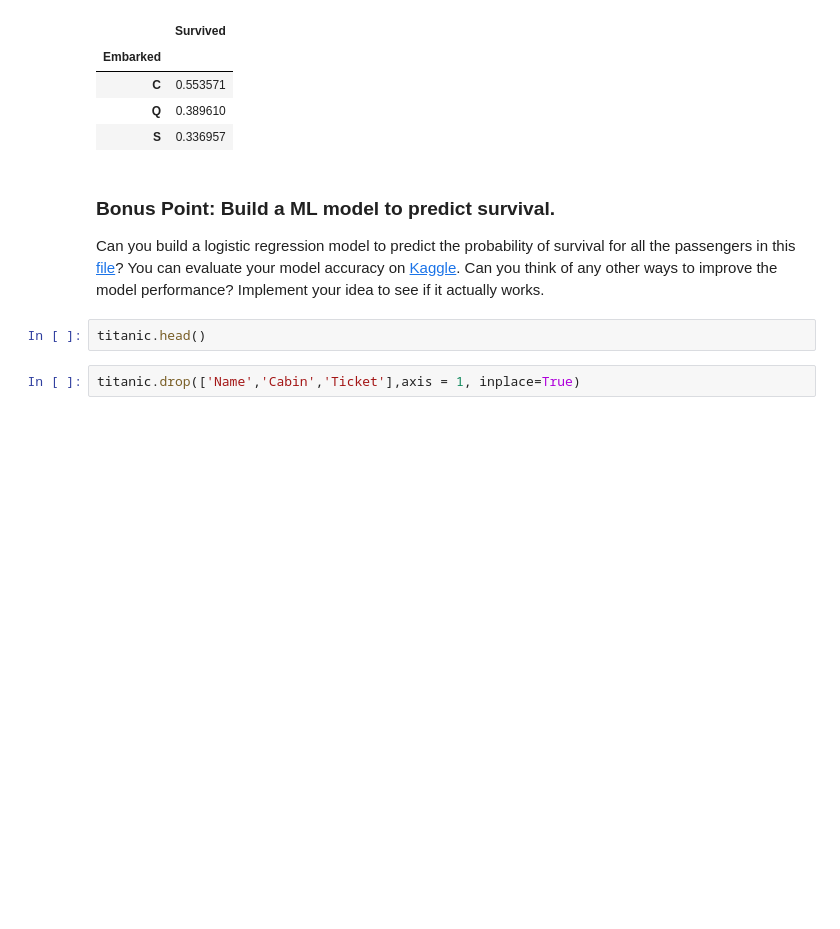
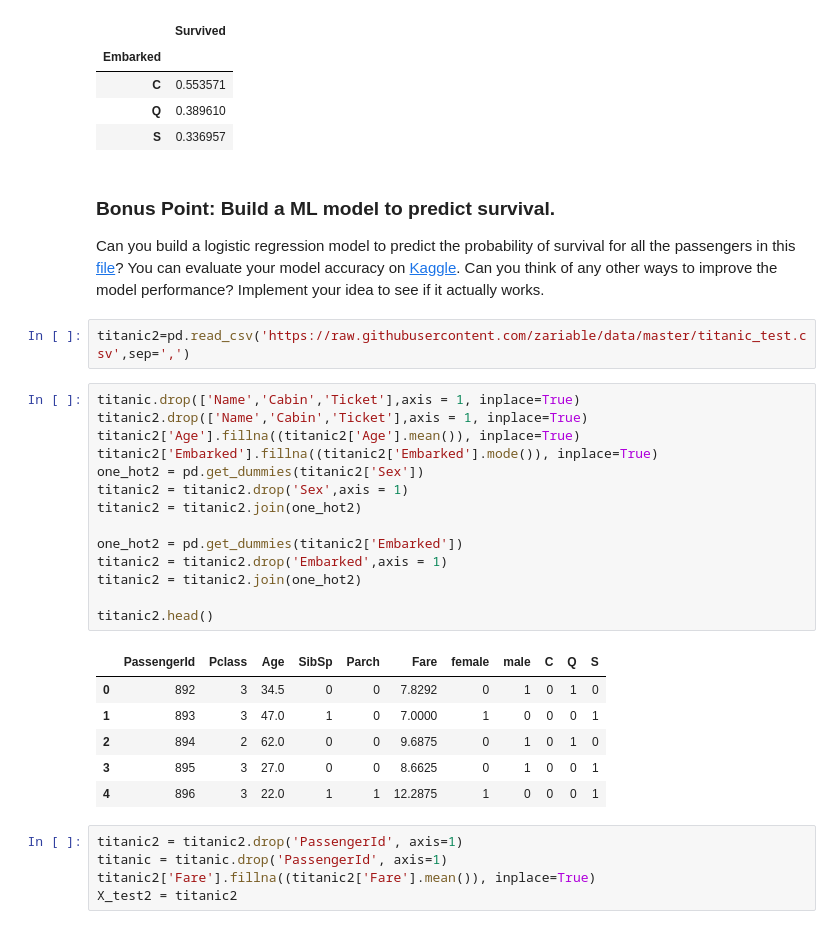
Before and after one commit to AnoVando/MSIS, a Jupyter notebook: MSIS522_Assignment1.ipynb, the cells around one changed output. Cells and saved outputs as stored; diff of their text form; blank space fills up the shorter version.

```diff
--- a/MSIS522_Assignment1.ipynb
+++ b/MSIS522_Assignment1.ipynb
@@ -228,10 +236,34 @@ pd.pivot_table(titanic, index=["Embarked"], values=['Survived'])
 # %% [markdown]
 ### **Bonus Point: Build a ML model to predict survival.**
 Can you build a logistic regression model to predict the probability of survival for all the passengers in this [file](https://raw.githubusercontent.com/zariable/data/master/titanic_test.csv)? You can evaluate your model accuracy on [Kaggle](https://www.kaggle.com/c/titanic). Can you think of any other ways to improve the model performance? Implement your idea to see if it actually works.
-# %%
-titanic.head()
-# %%
-titanic.drop(['Name','Cabin','Ticket'],axis = 1, inplace=True)
+# %%
+titanic2=pd.read_csv('https://raw.githubusercontent.com/zariable/data/master/titanic_test.csv',sep=',')
+# %%
+titanic.drop(['Name','Cabin','Ticket'],axis = 1, inplace=True)
+titanic2.drop(['Name','Cabin','Ticket'],axis = 1, inplace=True)
+titanic2['Age'].fillna((titanic2['Age'].mean()), inplace=True)
+titanic2['Embarked'].fillna((titanic2['Embarked'].mode()), inplace=True)
+one_hot2 = pd.get_dummies(titanic2['Sex'])
+titanic2 = titanic2.drop('Sex',axis = 1)
+titanic2 = titanic2.join(one_hot2)
+
+one_hot2 = pd.get_dummies(titanic2['Embarked'])
+titanic2 = titanic2.drop('Embarked',axis = 1)
+titanic2 = titanic2.join(one_hot2)
+
+titanic2.head()
+# %% [output]
+|  | PassengerId | Pclass | Age | SibSp | Parch | Fare | female | male | C | Q | S |
+| 0 | 892 | 3 | 34.5 | 0 | 0 | 7.8292 | 0 | 1 | 0 | 1 | 0 |
+| 1 | 893 | 3 | 47.0 | 1 | 0 | 7.0000 | 1 | 0 | 0 | 0 | 1 |
+| 2 | 894 | 2 | 62.0 | 0 | 0 | 9.6875 | 0 | 1 | 0 | 1 | 0 |
+| 3 | 895 | 3 | 27.0 | 0 | 0 | 8.6625 | 0 | 1 | 0 | 0 | 1 |
+| 4 | 896 | 3 | 22.0 | 1 | 1 | 12.2875 | 1 | 0 | 0 | 0 | 1 |
+# %%
+titanic2 = titanic2.drop('PassengerId', axis=1)
+titanic = titanic.drop('PassengerId', axis=1)
+titanic2['Fare'].fillna((titanic2['Fare'].mean()), inplace=True)
+X_test2 = titanic2
 # %%
 from sklearn.model_selection import train_test_split
 
```
Also changed, not shown: parts of 9 cells of this notebook.
